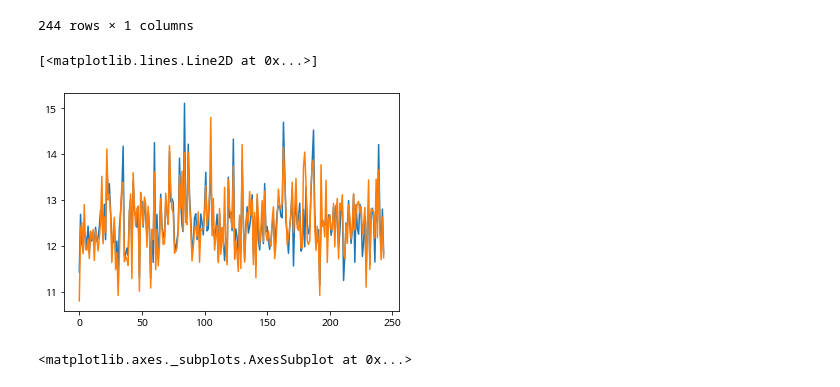
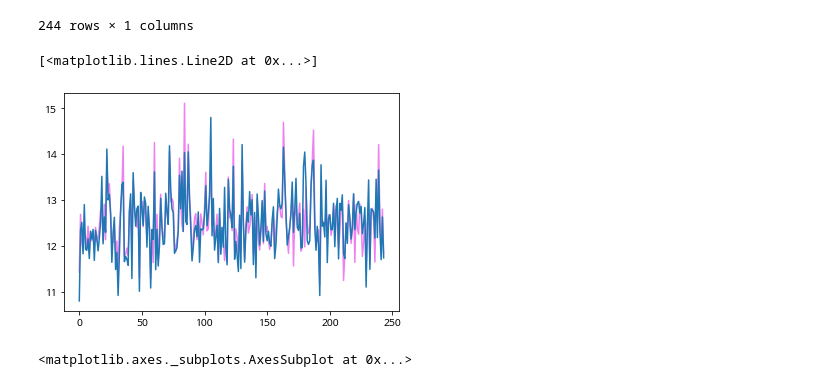
Before and after one commit to hyeokjun0804/HJ_BigData_Maketing_Course, a Jupyter notebook: 데이터밸런싱_연습.ipynb, the cells around one changed output. Cells and saved outputs as stored; diff of their text form; code cells hidden in the pictures.

```diff
--- a/데이터밸런싱_연습.ipynb
+++ b/데이터밸런싱_연습.ipynb
@@ -264,11 +264,11 @@ Y_pred_df
 244 rows × 1 columns
 # %%
 %matplotlib inline
-plt.plot(Y_pred_df)
+plt.plot(Y_pred_df, color='violet')
 plt.plot(Y_test_df)
 # %% [output]
 [<matplotlib.lines.Line2D at 0x...>]
-[figure, old version]
+[figure, new version]
 # %%
 fig, ax = plt.subplots(ncols=2, figsize=(10,10))
 sns.histplot(Y_pred_df, ax=ax[0])
```
